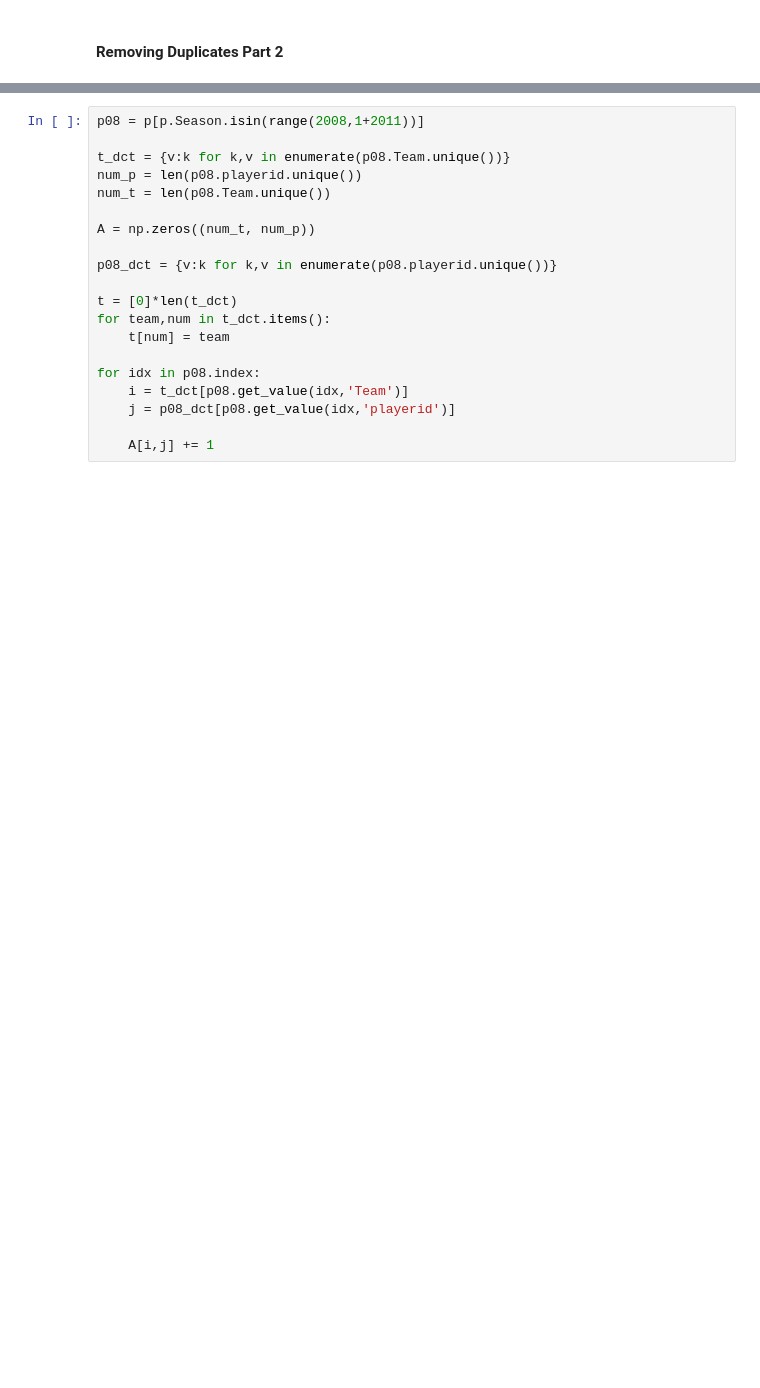
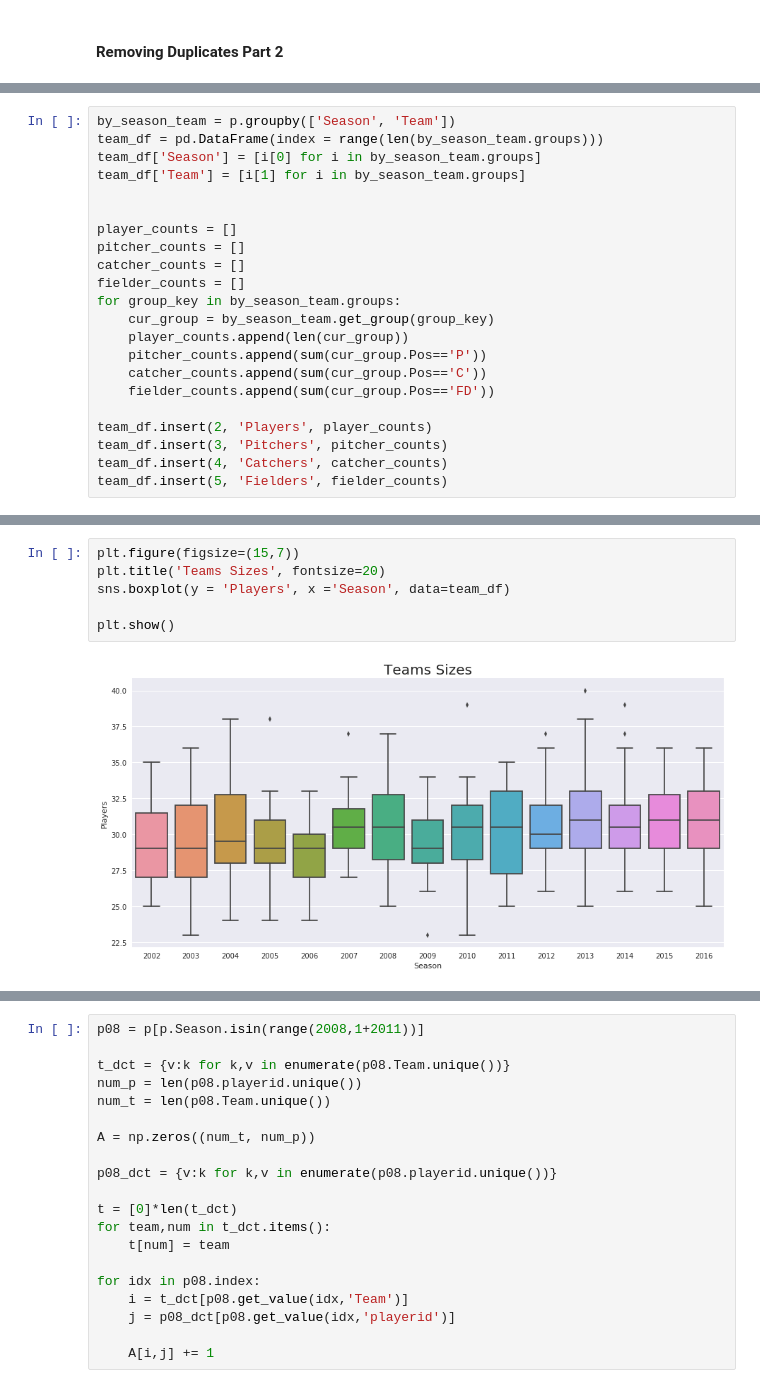
Before and after one commit to mtmoncur/baseball_data, a Jupyter notebook: Baseball Data.ipynb, the cells around one changed output, grey strips where cells are left out. Drawn from its saved outputs; the diff is of its cells as text; blank space fills up the shorter version.

```diff
--- a/Baseball Data.ipynb
+++ b/Baseball Data.ipynb
@@ -220 +213,23 @@ Since using a graph representation will be important to my project, I have inclu
+# %%
+by_season_team = p.groupby(['Season', 'Team'])
+team_df = pd.DataFrame(index = range(len(by_season_team.groups)))
+team_df['Season'] = [i[0] for i in by_season_team.groups]
+team_df['Team'] = [i[1] for i in by_season_team.groups]
+
+
+player_counts = []
+pitcher_counts = []
+catcher_counts = []
+fielder_counts = []
+for group_key in by_season_team.groups:
+    cur_group = by_season_team.get_group(group_key)
+    player_counts.append(len(cur_group))
+    pitcher_counts.append(sum(cur_group.Pos=='P'))
+    catcher_counts.append(sum(cur_group.Pos=='C'))
+    fielder_counts.append(sum(cur_group.Pos=='FD'))
+
+team_df.insert(2, 'Players', player_counts)
+team_df.insert(3, 'Pitchers', pitcher_counts)
+team_df.insert(4, 'Catchers', catcher_counts)
+team_df.insert(5, 'Fielders', fielder_counts)
 # %% [markdown]
@@ -223,0 +247,8 @@ Visualizing this data is challenging. The only features in this baseball data ar
+# %%
+plt.figure(figsize=(15,7))
+plt.title('Teams Sizes', fontsize=20)
+sns.boxplot(y = 'Players', x ='Season', data=team_df)
+
+plt.show()
+# %% [output]
+[figure, added]
```
Also changed, not shown: parts of 47 cells of this notebook, 2 other files.
